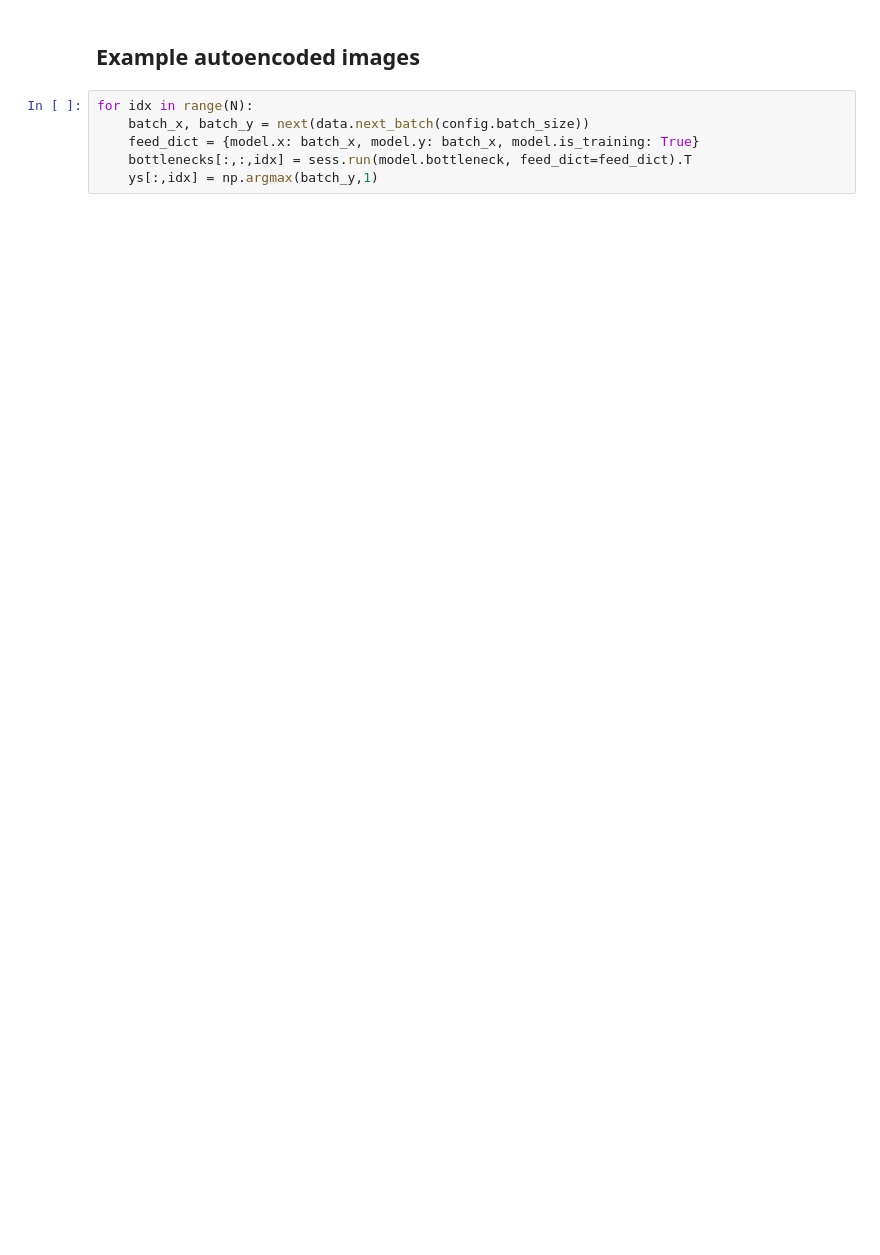
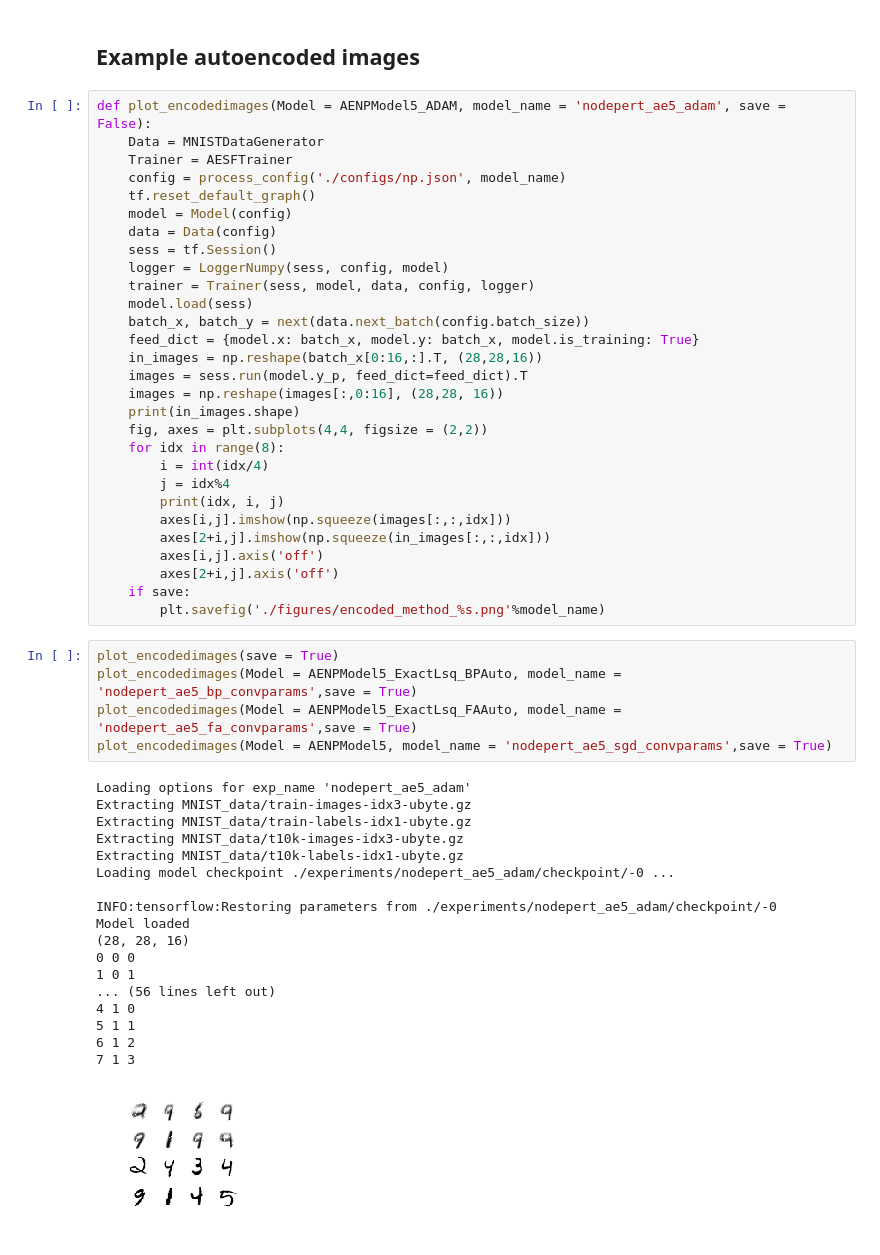
Before and after one commit to benlansdell/synthfeedback, a Jupyter notebook: notebooks/fig_3_autoencoder.ipynb, the cells around one changed output. Cells and saved outputs as stored; diff of their text form; blank space fills up the shorter version.

```diff
--- a/notebooks/fig_3_autoencoder.ipynb
+++ b/notebooks/fig_3_autoencoder.ipynb
@@ -151,8 +159,55 @@ Model loaded
 # %% [markdown]
 ## Example autoencoded images
-# %%
-for idx in range(N):
-    batch_x, batch_y = next(data.next_batch(config.batch_size))
-    feed_dict = {model.x: batch_x, model.y: batch_x, model.is_training: True}
-    bottlenecks[:,:,idx] = sess.run(model.bottleneck, feed_dict=feed_dict).T
-    ys[:,idx] = np.argmax(batch_y,1)
+# %%
+def plot_encodedimages(Model = AENPModel5_ADAM, model_name = 'nodepert_ae5_adam', save = False):
+    Data = MNISTDataGenerator
+    Trainer = AESFTrainer
+    config = process_config('./configs/np.json', model_name)
+    tf.reset_default_graph()
+    model = Model(config)
+    data = Data(config)
+    sess = tf.Session()
+    logger = LoggerNumpy(sess, config, model)
+    trainer = Trainer(sess, model, data, config, logger)
+    model.load(sess)
+    batch_x, batch_y = next(data.next_batch(config.batch_size))
+    feed_dict = {model.x: batch_x, model.y: batch_x, model.is_training: True}
+    in_images = np.reshape(batch_x[0:16,:].T, (28,28,16))
+    images = sess.run(model.y_p, feed_dict=feed_dict).T
+    images = np.reshape(images[:,0:16], (28,28, 16))
+    print(in_images.shape)
+    fig, axes = plt.subplots(4,4, figsize = (2,2))
+    for idx in range(8):
+        i = int(idx/4)
+        j = idx%4
+        print(idx, i, j)
+        axes[i,j].imshow(np.squeeze(images[:,:,idx]))
+        axes[2+i,j].imshow(np.squeeze(in_images[:,:,idx]))
+        axes[i,j].axis('off')
+        axes[2+i,j].axis('off')
+    if save:
+        plt.savefig('./figures/encoded_method_%s.png'%model_name)
+# %%
+plot_encodedimages(save = True)
+plot_encodedimages(Model = AENPModel5_ExactLsq_BPAuto, model_name = 'nodepert_ae5_bp_convparams',save = True)
+plot_encodedimages(Model = AENPModel5_ExactLsq_FAAuto, model_name = 'nodepert_ae5_fa_convparams',save = True)
+plot_encodedimages(Model = AENPModel5, model_name = 'nodepert_ae5_sgd_convparams',save = True)
+# %% [output]
+Loading options for exp_name 'nodepert_ae5_adam'
+Extracting MNIST_data/train-images-idx3-ubyte.gz
+Extracting MNIST_data/train-labels-idx1-ubyte.gz
+Extracting MNIST_data/t10k-images-idx3-ubyte.gz
+Extracting MNIST_data/t10k-labels-idx1-ubyte.gz
+Loading model checkpoint ./experiments/nodepert_ae5_adam/checkpoint/-0 ...
+
+INFO:tensorflow:Restoring parameters from ./experiments/nodepert_ae5_adam/checkpoint/-0
+Model loaded
+(28, 28, 16)
+0 0 0
+1 0 1
+... (56 lines left out)
+4 1 0
+5 1 1
+6 1 2
+7 1 3
+[figure, added]
```
Also changed, not shown: parts of 7 cells of this notebook.
